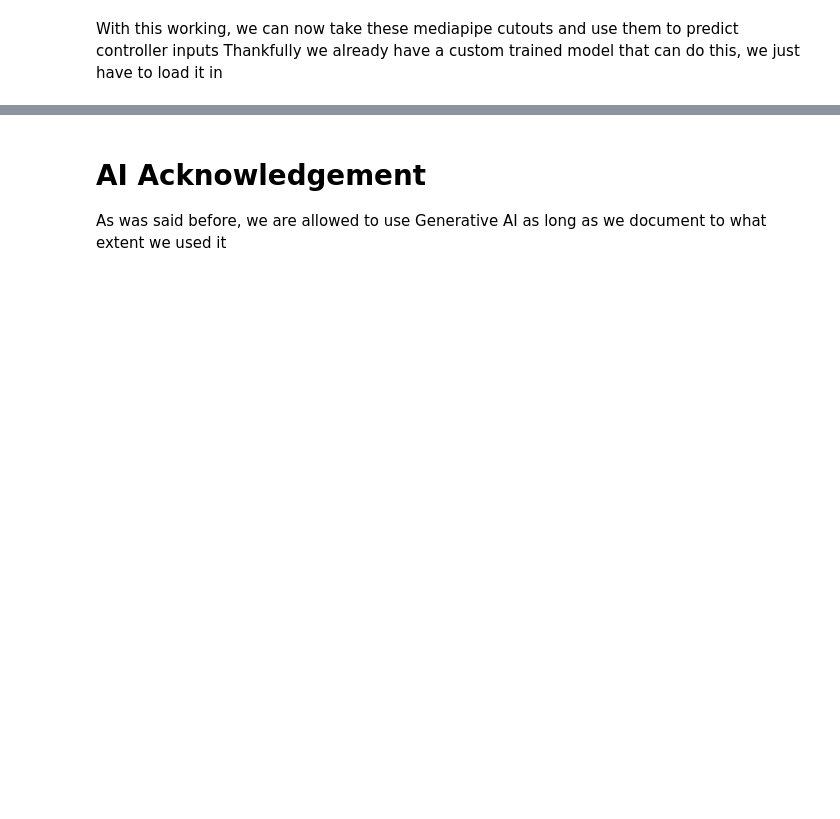
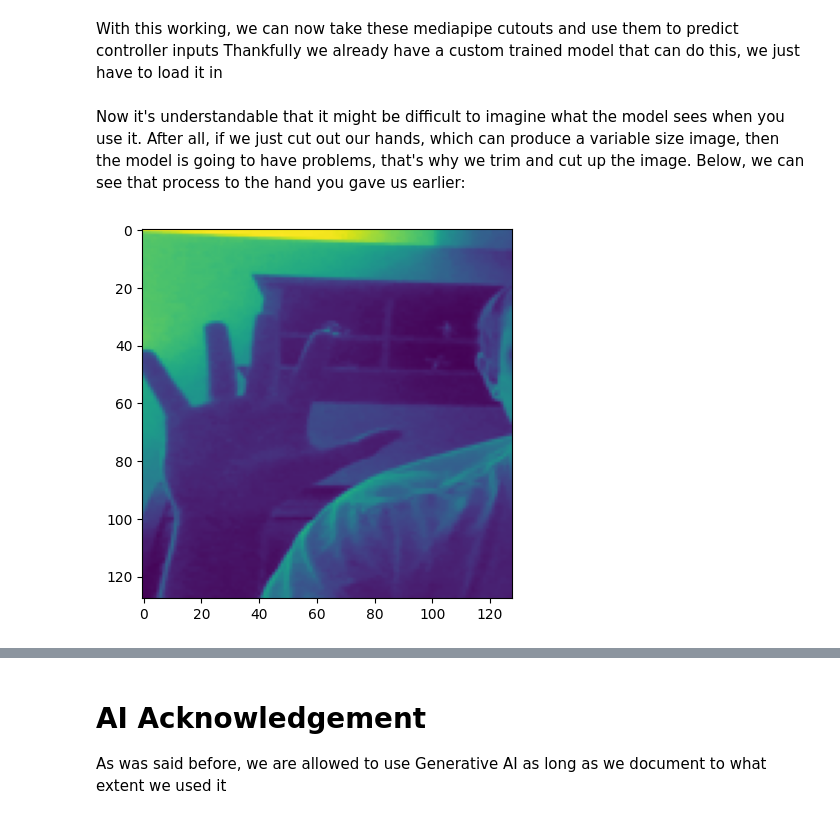
Before and after one commit to rwalsh7231/ComputerVisionFinalProject, a Jupyter notebook: Emulated Controller.ipynb, the cells around one changed output, grey strips where cells are left out. Saved outputs shown, nothing was run; the diff lists cells and outputs as text; code cells hidden in the pictures; blank space fills up the shorter version.

```diff
--- a/Emulated Controller.ipynb
+++ b/Emulated Controller.ipynb
@@ -132,3 +131,17 @@ def predict_hand(cut_frame, model):
         _, predicted = torch.max(output, 1)  # Get the class with the highest probability
 
     return predicted.item()  # Return the predicted class
+# %% [markdown]
+Now it's understandable that it might be difficult to imagine what the model sees when you use it. After all, if we just cut out our hands, which can produce a variable size image, then the model is going to have problems, that's why we trim and cut up the image. Below, we can see that process to the hand you gave us earlier:
+# %%
+# take your image, convert it to grayscale, reshape it to 128x128, normalize it, and finally show it off
+image = Image.fromarray(cutFrame)
+image = image.convert('L')
+image = image.resize((128, 128))
+image = np.array(image)
+image = image.astype(np.float32) / 255.0
+
+plt.imshow(image)
+plt.show()
+# %% [output]
+[figure, added]
```
Also changed, not shown: parts of 6 cells of this notebook.
